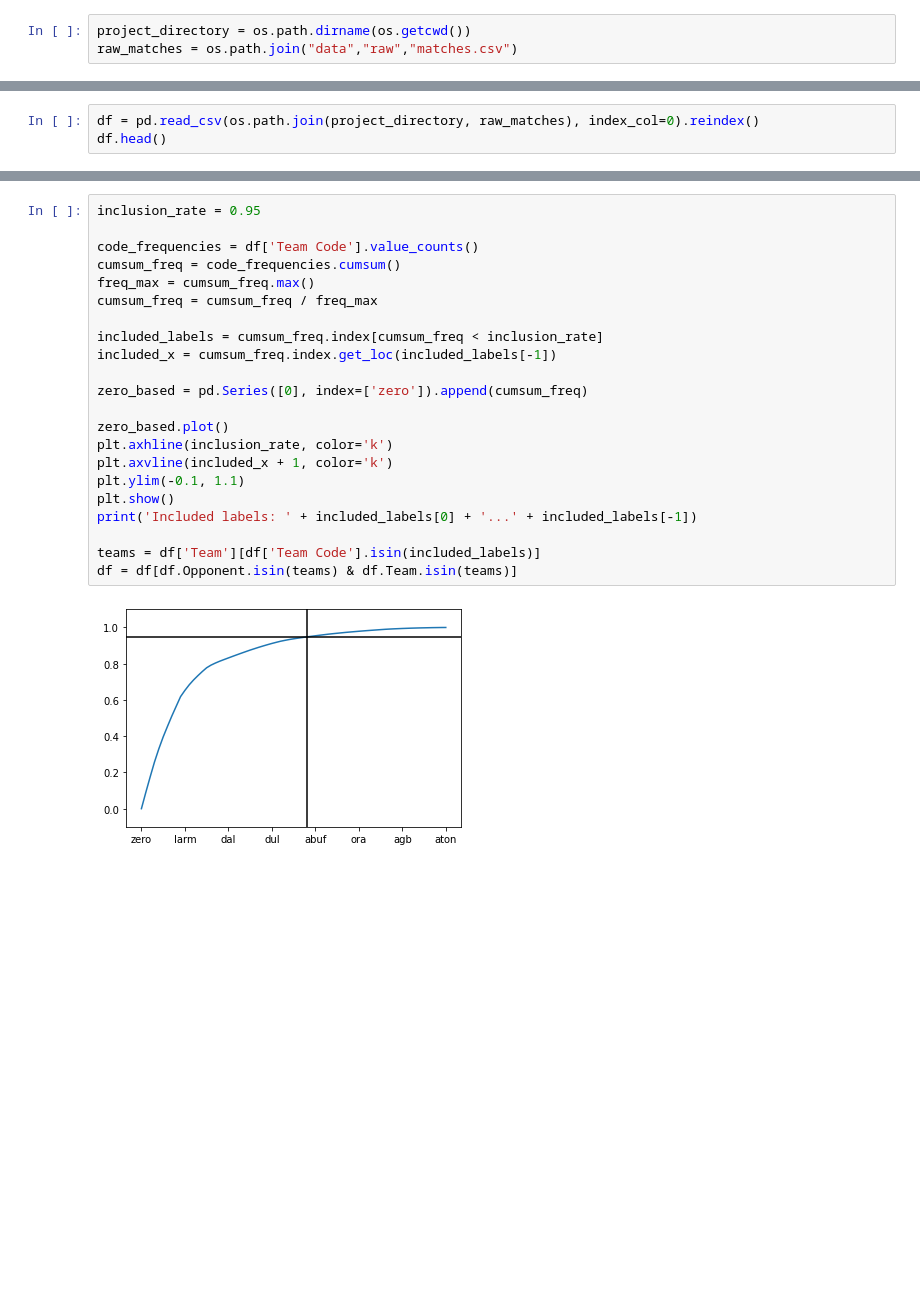
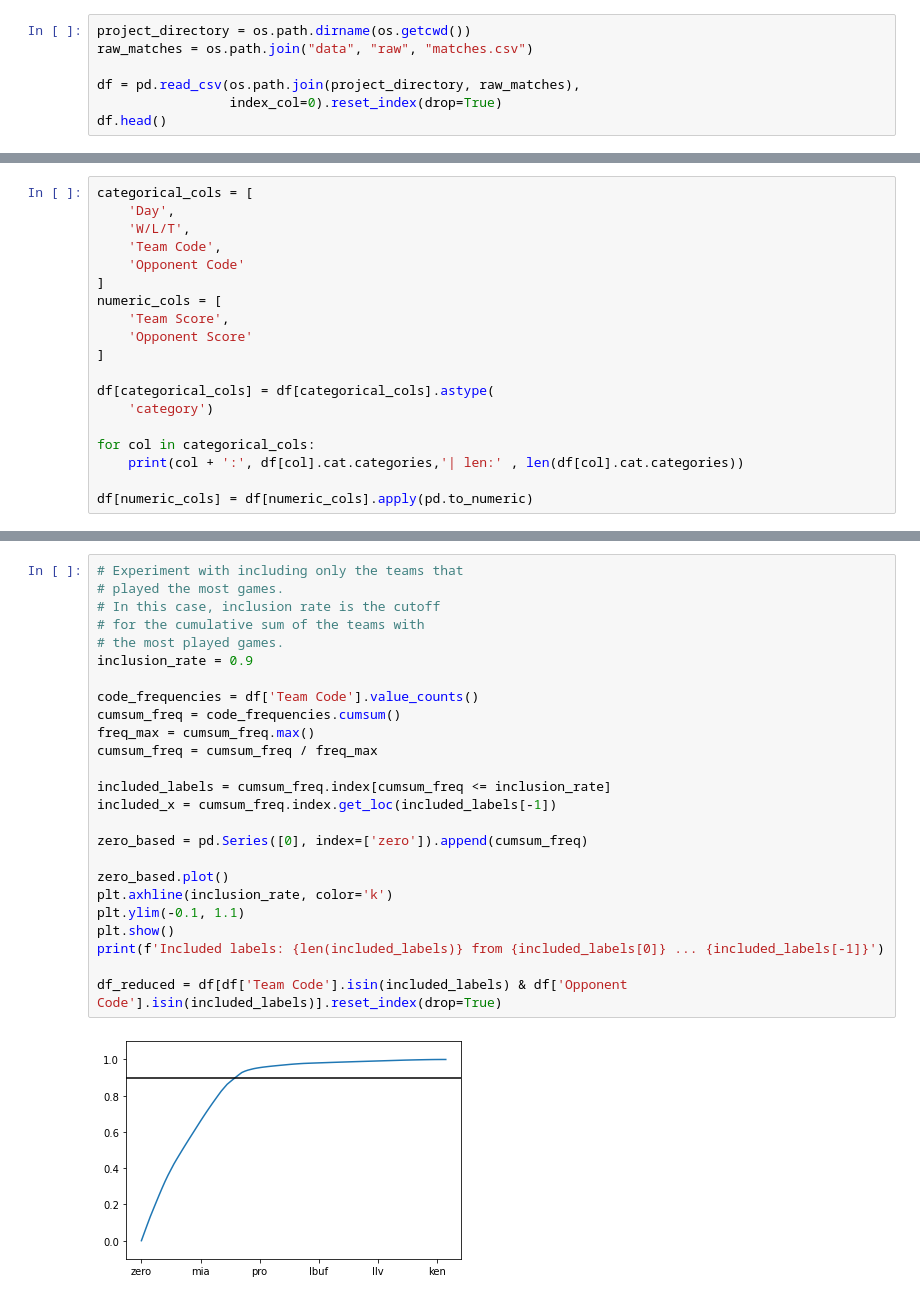
Before and after one commit to Eric-w-H/ORIE4741_Project, a Jupyter notebook: models/last-five-model.ipynb, the cells around one changed output, grey strips where cells are left out. Drawn from its saved outputs; the diff is of its cells as text; blank space fills up the shorter version.

Commit message:
more data cleaning

```diff
--- a/models/last-five-model.ipynb
+++ b/models/last-five-model.ipynb
@@ -5,4 +7,8 @@ import pandas as pd
 from matplotlib import pyplot as plt
 # %%
 project_directory = os.path.dirname(os.getcwd())
-raw_matches = os.path.join("data","raw","matches.csv")
+raw_matches = os.path.join("data", "raw", "matches.csv")
+
+df = pd.read_csv(os.path.join(project_directory, raw_matches),
+                 index_col=0).reset_index(drop=True)
+df.head()
@@ -9,3 +21,0 @@ raw_matches = os.path.join("data","raw","matches.csv")
-# %%
-df = pd.read_csv(os.path.join(project_directory, raw_matches), index_col=0).reindex()
-df.head()
@@ -42,0 +56,19 @@ memory usage: 724.2+ KB
+# %%
+categorical_cols = [
+    'Day',
+    'W/L/T',
+    'Team Code',
+    'Opponent Code'
+]
+numeric_cols = [
+    'Team Score',
+    'Opponent Score'
+]
+
+df[categorical_cols] = df[categorical_cols].astype(
+    'category')
+
+for col in categorical_cols:
+    print(col + ':', df[col].cat.categories,'| len:' , len(df[col].cat.categories))
+
+df[numeric_cols] = df[numeric_cols].apply(pd.to_numeric)
@@ -43,24 +91,27 @@ memory usage: 724.2+ KB
 # %%
-inclusion_rate = 0.95
+# Experiment with including only the teams that
+# played the most games.
+# In this case, inclusion rate is the cutoff
+# for the cumulative sum of the teams with
+# the most played games.
+inclusion_rate = 0.9
 
 code_frequencies = df['Team Code'].value_counts()
 cumsum_freq = code_frequencies.cumsum()
 freq_max = cumsum_freq.max()
 cumsum_freq = cumsum_freq / freq_max
 
-included_labels = cumsum_freq.index[cumsum_freq < inclusion_rate]
+included_labels = cumsum_freq.index[cumsum_freq <= inclusion_rate]
 included_x = cumsum_freq.index.get_loc(included_labels[-1])
 
 zero_based = pd.Series([0], index=['zero']).append(cumsum_freq)
 
 zero_based.plot()
 plt.axhline(inclusion_rate, color='k')
-plt.axvline(included_x + 1, color='k')
 plt.ylim(-0.1, 1.1)
 plt.show()
-print('Included labels: ' + included_labels[0] + '...' + included_labels[-1])
+print(f'Included labels: {len(included_labels)} from {included_labels[0]} ... {included_labels[-1]}')
 
-teams = df['Team'][df['Team Code'].isin(included_labels)]
-df = df[df.Opponent.isin(teams) & df.Team.isin(teams)]
+df_reduced = df[df['Team Code'].isin(included_labels) & df['Opponent Code'].isin(included_labels)].reset_index(drop=True)
 # %% [output]
-[figure, old version]
+[figure, new version]
```
Also changed, not shown: parts of 30 cells of this notebook, 2 other files.
